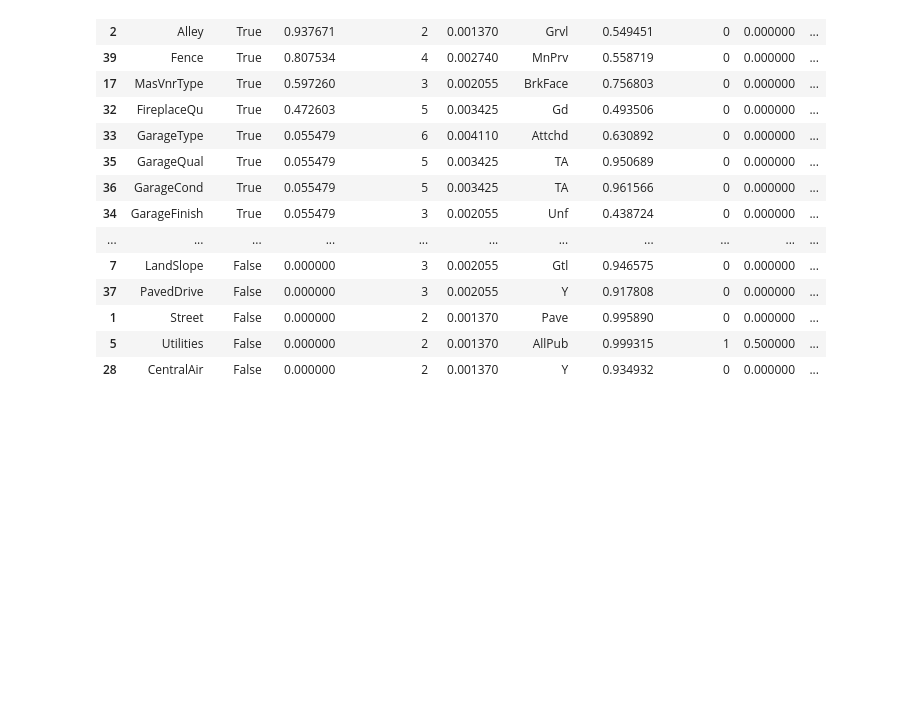
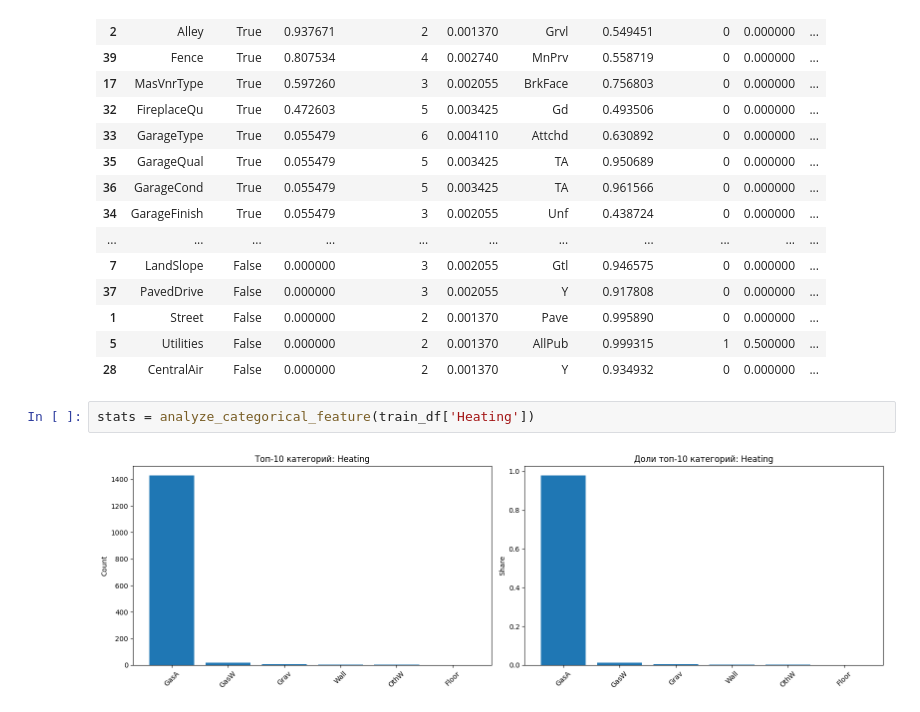
Before and after one commit to SusanWay/House-Prices, a Jupyter notebook: notebooks/EDA/01.ipynb, the cells around one changed output. Cells and saved outputs as stored; diff of their text form; blank space fills up the shorter version.

```diff
--- a/notebooks/EDA/01.ipynb
+++ b/notebooks/EDA/01.ipynb
@@ -279,3 +264,7 @@ summary
 | 1 | Street | False | 0.000000 | 2 | 0.001370 | Pave | 0.995890 | 0 | 0.000000 | ... |
 | 5 | Utilities | False | 0.000000 | 2 | 0.001370 | AllPub | 0.999315 | 1 | 0.500000 | ... |
 | 28 | CentralAir | False | 0.000000 | 2 | 0.001370 | Y | 0.934932 | 0 | 0.000000 | ... |
+# %%
+stats = analyze_categorical_feature(train_df['Heating'])
+# %% [output]
+[figure, added]
```
Also changed, not shown: parts of 13 cells of this notebook, 3 other files.
